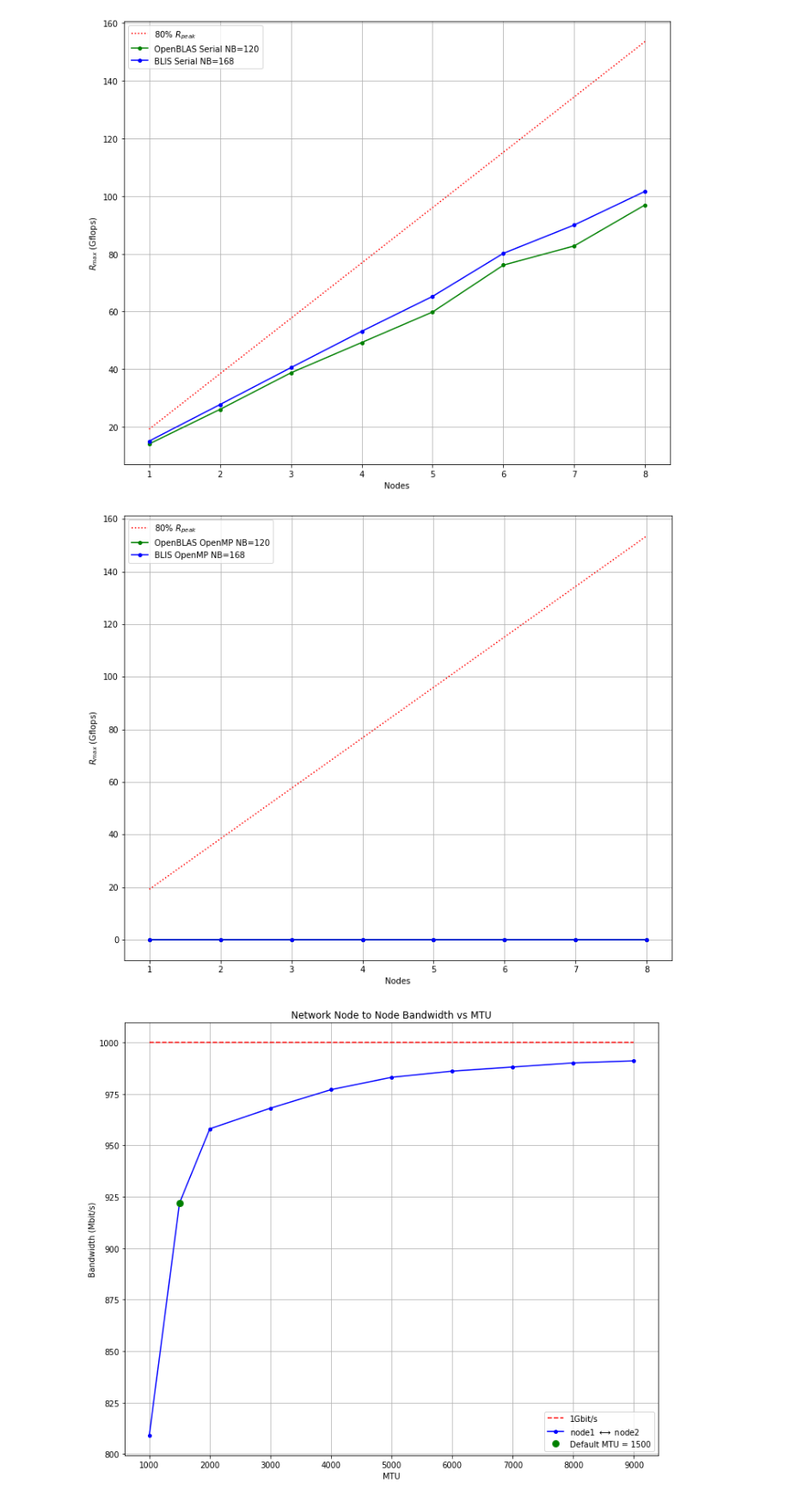
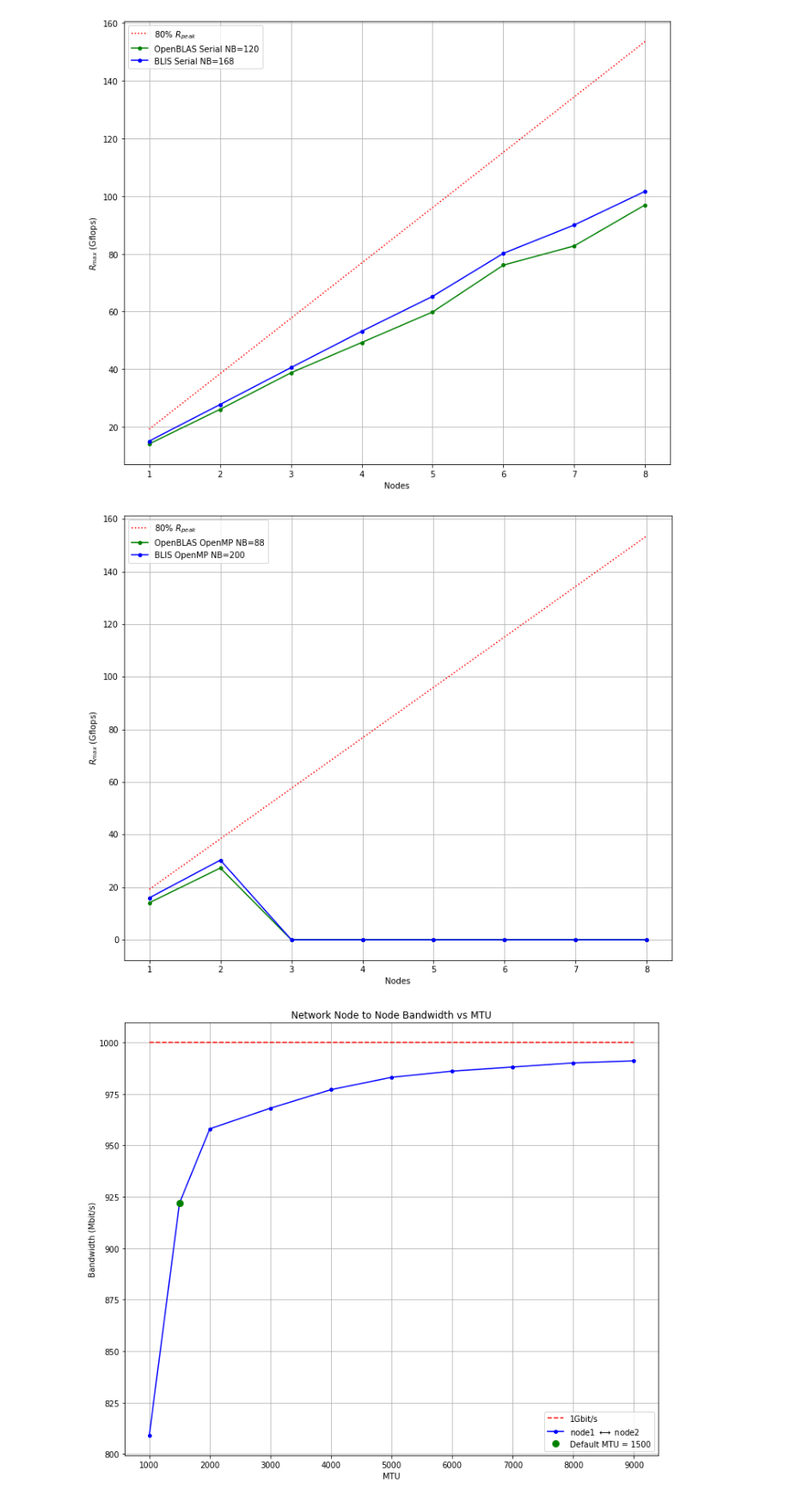
Before and after one commit to johnduffymsc/dissertation, a Jupyter notebook: picluster.ipynb, the cells around one changed output. Shown: that part at 86% size. Drawn from its saved outputs; the diff is of its cells as text; code cells hidden in the pictures.

```diff
--- a/picluster.ipynb
+++ b/picluster.ipynb
@@ -756,42 +756,42 @@ r_peak_80 = [
 ]
 
 openblas_openmp = [
-    0,
-    0,
+    1.4092e+01,
+    2.7303e+01,
     0,
     0,
     0,
     0,
     0,
     0
 ]
 
 blis_openmp = [
-    0,
-    0,
+    1.5954e+01,
+    3.0312e+01,
     0,
     0,
     0,
     0,
     0,
     0
 ]
 
 
 plt.figure(figsize=(12, 10))
 #plt.title("Baseline $R_{max}$ vs Nodes 80% Memory")
 plt.plot(nodes, r_peak_80, ":r", markersize=4)
 plt.plot(nodes, openblas_openmp, "-go", markersize=4)
 plt.plot(nodes, blis_openmp, "-bo", markersize=4)
 plt.xlabel("Nodes")
 plt.ylabel("$R_{max}$ (Gflops)")
-plt.legend(["80% $R_{peak}$", "OpenBLAS OpenMP NB=120", "BLIS OpenMP NB=168"])
+plt.legend(["80% $R_{peak}$", "OpenBLAS OpenMP NB=88", "BLIS OpenMP NB=200"])
 plt.grid()
 plt.savefig("openmp_gflops_vs_nodes_80_percent_memory.pdf", bbox_inches="tight")
 plt.savefig("openmp_gflops_vs_nodes_80_percent_memory.png", bbox_inches="tight")
 plt.show()
 # %% [output]
-[figure, old version]
+[figure, new version]
 # %%
 # Network bandwidth vs MTU.
 
```
